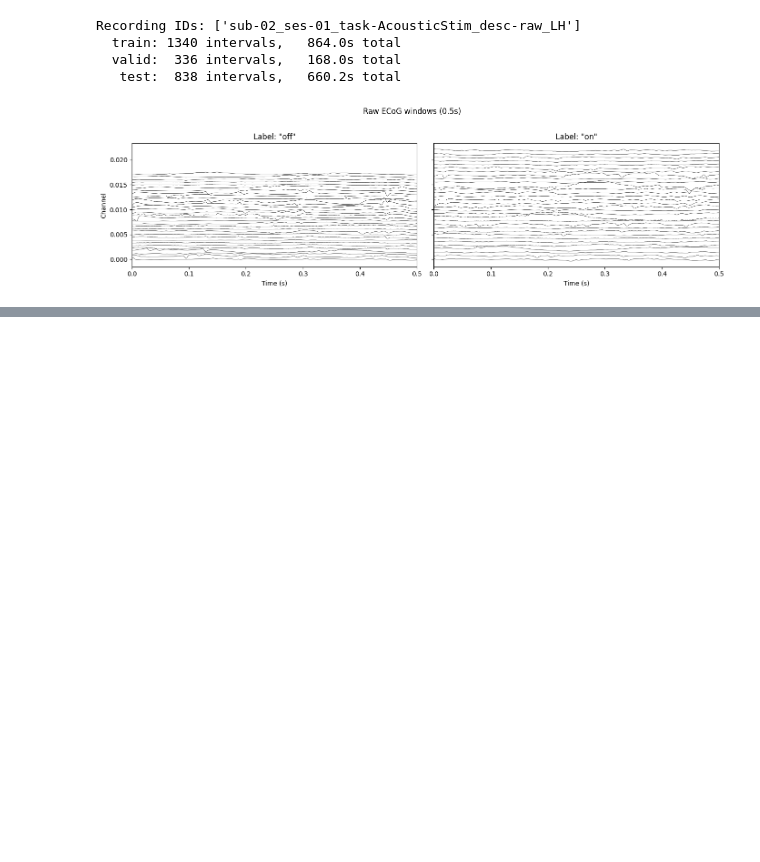
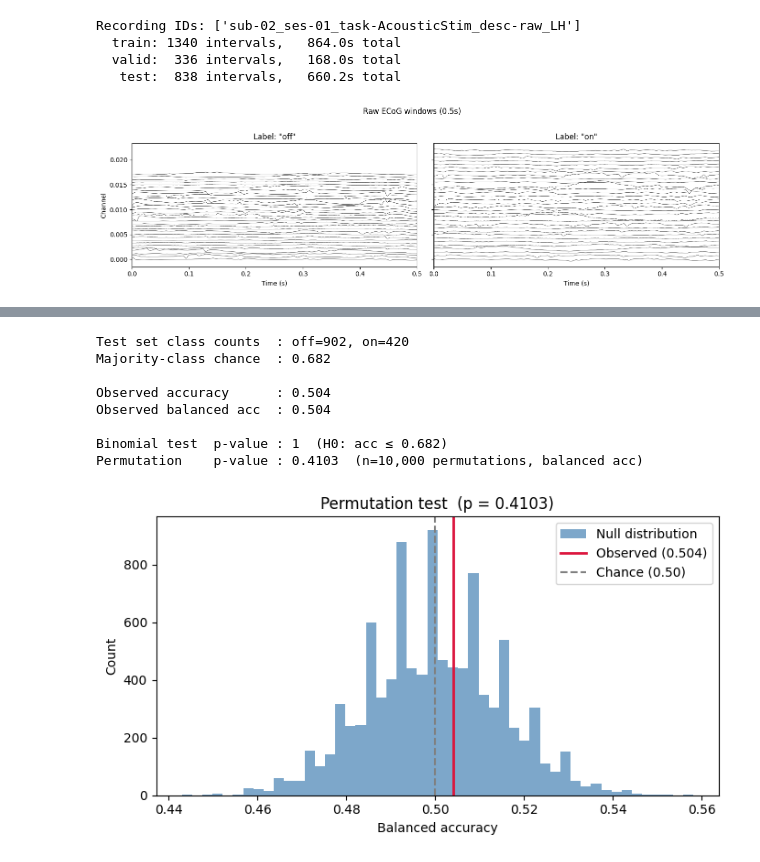
Before and after one commit to Neurosoft-Bioelectronics/auditorydecoding, a Jupyter notebook: notebooks/linear_training.ipynb, the cells around one changed output, grey strips where cells are left out. Saved outputs shown, nothing was run; the diff lists cells and outputs as text; code cells hidden in the pictures; blank space fills up the shorter version.

```diff
--- a/notebooks/linear_training.ipynb
+++ b/notebooks/linear_training.ipynb
@@ -263,3 +283,65 @@ weighted avg       0.47      0.68      0.55      1322
+# %%
+from scipy.stats import binomtest
+from sklearn.metrics import balanced_accuracy_score
+
+N_PERMUTATIONS = 10_000
+
+y_pred_test = clf.predict(X_test)
+
+# Majority-class proportion: the accuracy a trivial classifier achieves on this split
+_, counts = np.unique(y_test_enc, return_counts=True)
+majority_chance = counts.max() / counts.sum()
+
+n_correct = (y_pred_test == y_test_enc).sum()
+n_total = len(y_test_enc)
+observed_acc = n_correct / n_total
+observed_bal_acc = balanced_accuracy_score(y_test_enc, y_pred_test)
+
+# --- Binomial test (raw accuracy vs. majority-class baseline) ---
+binom_result = binomtest(n_correct, n_total, p=majority_chance, alternative="greater")
+
+# --- Permutation test (balanced accuracy; chance = 0.5 by construction) ---
+# Shuffling the true labels while keeping predictions fixed builds the null
+# distribution under H0: labels are independent of neural activity.
+rng = np.random.default_rng(0)
+null_bal_accs = np.array([
+    balanced_accuracy_score(rng.permutation(y_test_enc), y_pred_test)
+    for _ in range(N_PERMUTATIONS)
+])
+permutation_pvalue = (null_bal_accs >= observed_bal_acc).mean()
+
+class_counts_str = ", ".join(
+    f"{le.classes_[c]}={counts[c]}" for c in range(len(le.classes_))
+)
+print(f"Test set class counts  : {class_counts_str}")
+print(f"Majority-class chance  : {majority_chance:.3f}")
+print()
+print(f"Observed accuracy      : {observed_acc:.3f}")
+print(f"Observed balanced acc  : {observed_bal_acc:.3f}")
+print()
+print(f"Binomial test  p-value : {binom_result.pvalue:.4g}  (H0: acc ≤ {majority_chance:.3f})")
+print(f"Permutation    p-value : {permutation_pvalue:.4g}  (n={N_PERMUTATIONS:,} permutations, balanced acc)")
+
+fig, ax = plt.subplots(figsize=(7, 4))
+ax.hist(null_bal_accs, bins=50, color="steelblue", alpha=0.7, label="Null distribution")
+ax.axvline(observed_bal_acc, color="crimson", linewidth=2, label=f"Observed ({observed_bal_acc:.3f})")
+ax.axvline(0.5, color="gray", linewidth=1.5, linestyle="--", label="Chance (0.50)")
+ax.set_xlabel("Balanced accuracy")
+ax.set_ylabel("Count")
+ax.set_title(f"Permutation test  (p = {permutation_pvalue:.4g})")
+ax.legend()
+plt.tight_layout()
+plt.show()
+# %% [output]
+Test set class counts  : off=902, on=420
+Majority-class chance  : 0.682
+
+Observed accuracy      : 0.504
+Observed balanced acc  : 0.504
+
+Binomial test  p-value : 1  (H0: acc ≤ 0.682)
+Permutation    p-value : 0.4103  (n=10,000 permutations, balanced acc)
+[figure, added]
 # %%
 fig, axes = plt.subplots(1, 2, figsize=(10, 4))
 
```
Also changed, not shown: parts of 7 cells of this notebook, 2 other files.
